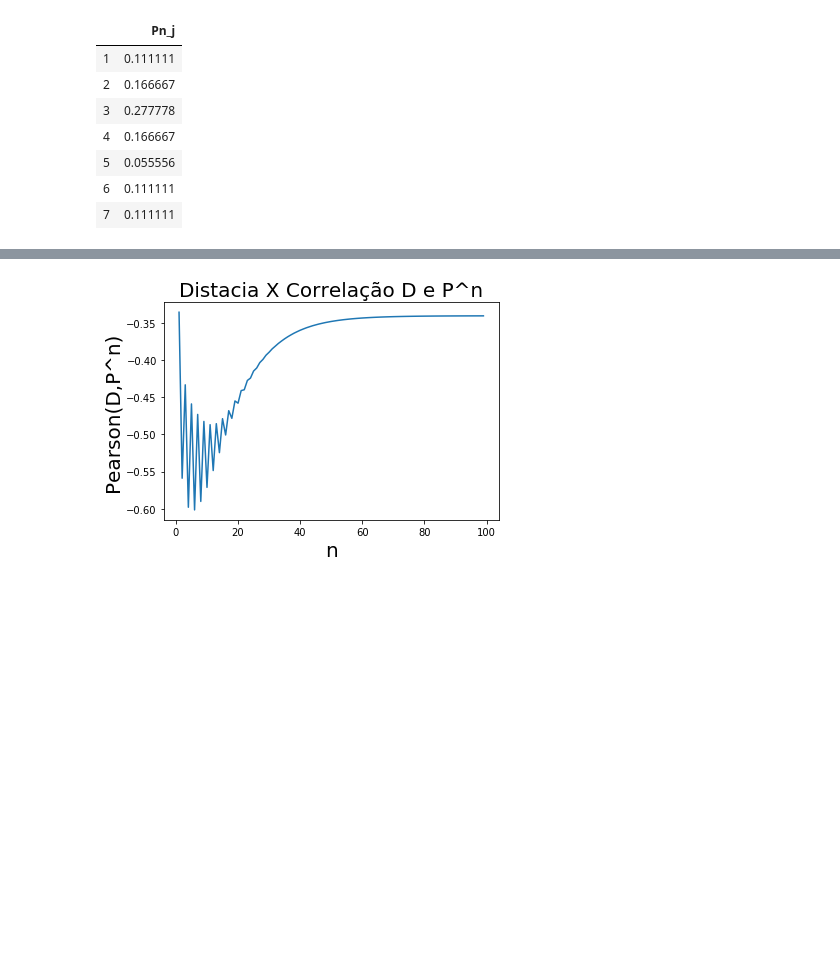
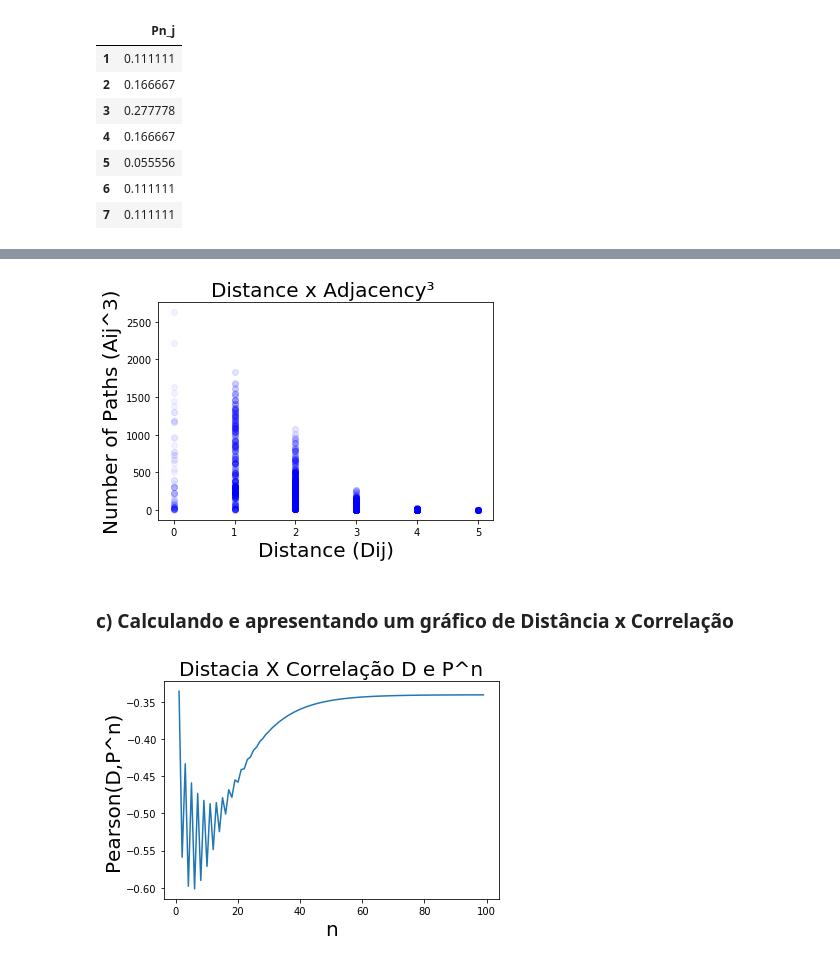
Before and after one commit to Micanga/sme0130_redes_complexas, a Jupyter notebook: Projeto1.ipynb, the cells around one changed output, grey strips where cells are left out. Drawn from its saved outputs; the diff is of its cells as text; code cells hidden in the pictures; blank space fills up the shorter version.

```diff
--- a/Projeto1.ipynb
+++ b/Projeto1.ipynb
@@ -516,3 +540,14 @@ c) Calculando como a distância varia com a correlação
+# %%
+fig = plt.subplot(1,1,1)
+plt.plot(D, np.array(A3)[0],'bo',alpha=0.05)
+plt.xlabel("Distance (Dij)", fontsize=20)
+plt.ylabel("Number of Paths (Aij^3)", fontsize=20)
+plt.title("Distance x Adjacency³ ", fontsize=20)
+plt.show(True)
+# %% [output]
+[figure, added]
+# %% [markdown]
+### c) Calculando e apresentando um gráfico de Distância x Correlação
 # %%
 N = NetWork.number_of_nodes()
 P = transition_prob_matrix(A, N)
```
Also changed, not shown: parts of 28 cells of this notebook.
